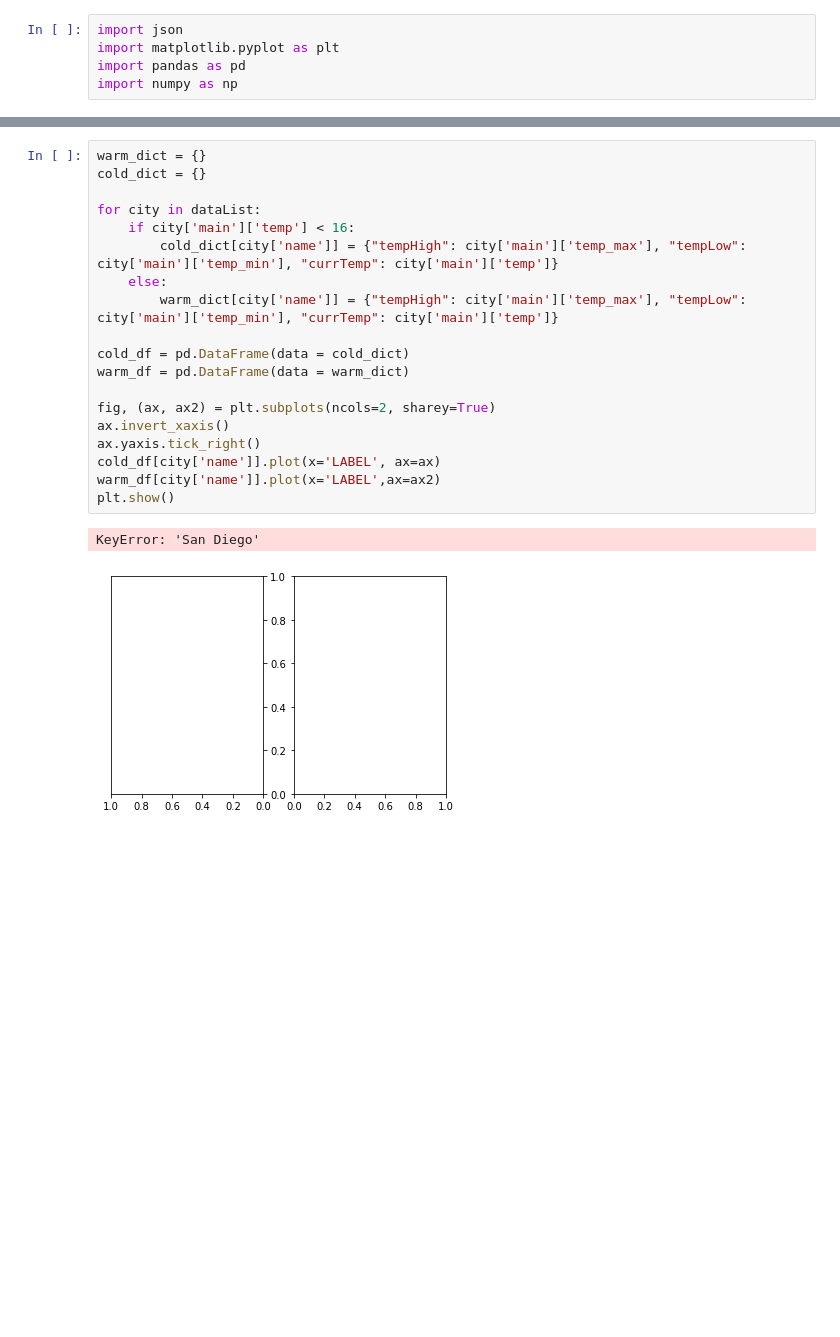
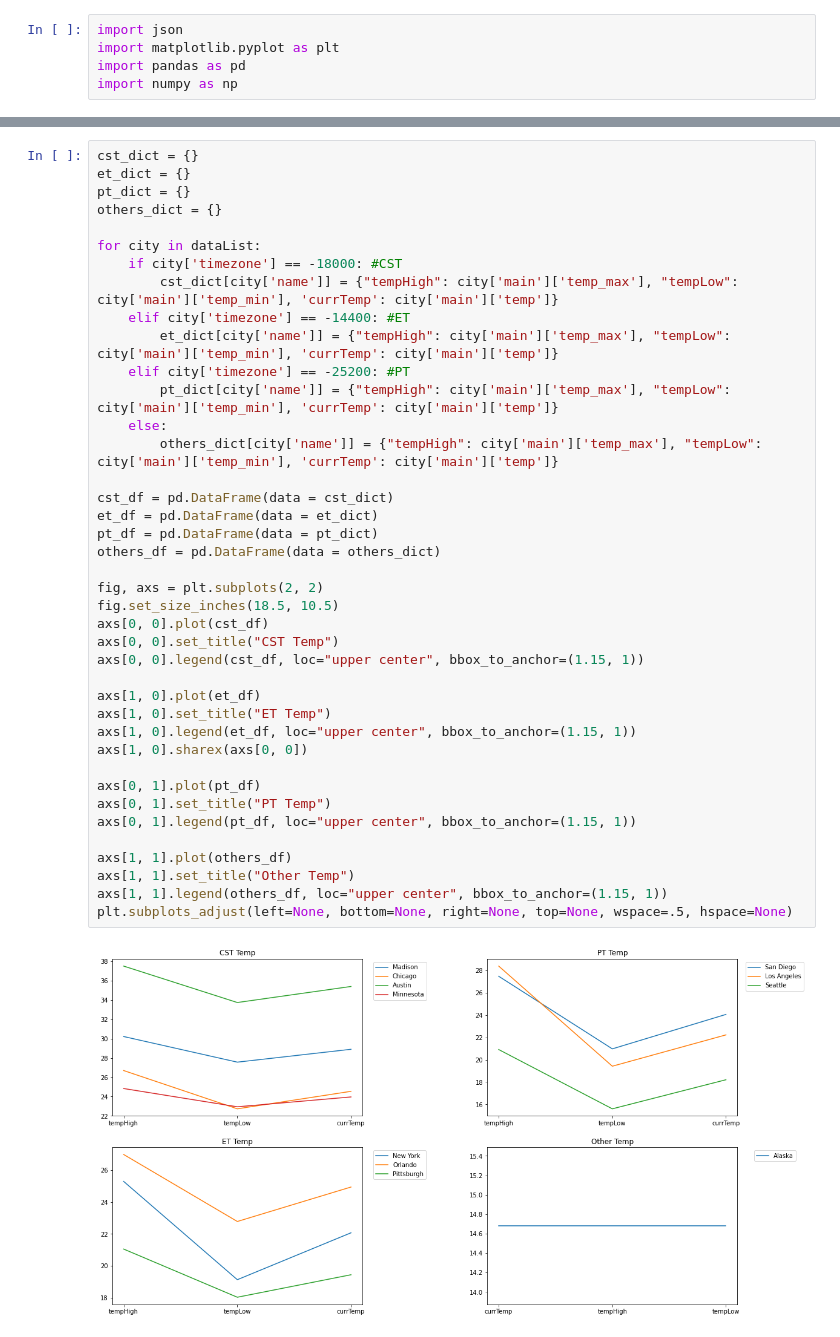
Before and after one commit to jyl6198/weather-app, a Jupyter notebook: data.ipynb, the cells around one changed output, grey strips where cells are left out. Saved outputs shown, nothing was run; the diff lists cells and outputs as text; blank space fills up the shorter version.

```diff
--- a/data.ipynb
+++ b/data.ipynb
@@ -22,22 +23,42 @@ graph
-# %%
-warm_dict = {}
-cold_dict = {}
-
-for city in dataList:
-    if city['main']['temp'] < 16:
-        cold_dict[city['name']] = {"tempHigh": city['main']['temp_max'], "tempLow": city['main']['temp_min'], "currTemp": city['main']['temp']}
-    else:
-        warm_dict[city['name']] = {"tempHigh": city['main']['temp_max'], "tempLow": city['main']['temp_min'], "currTemp": city['main']['temp']}
-
-cold_df = pd.DataFrame(data = cold_dict)
-warm_df = pd.DataFrame(data = warm_dict)
-
-fig, (ax, ax2) = plt.subplots(ncols=2, sharey=True)
-ax.invert_xaxis()
-ax.yaxis.tick_right()
-cold_df[city['name']].plot(x='LABEL', ax=ax)
-warm_df[city['name']].plot(x='LABEL',ax=ax2)
-plt.show()
-# %% [output]
-KeyError: 'San Diego'
-[figure, removed]
+# %%
+cst_dict = {}
+et_dict = {}
+pt_dict = {}
+others_dict = {}
+
+for city in dataList:
+    if city['timezone'] == -18000: #CST
+        cst_dict[city['name']] = {"tempHigh": city['main']['temp_max'], "tempLow": city['main']['temp_min'], 'currTemp': city['main']['temp']}
+    elif city['timezone'] == -14400: #ET
+        et_dict[city['name']] = {"tempHigh": city['main']['temp_max'], "tempLow": city['main']['temp_min'], 'currTemp': city['main']['temp']}
+    elif city['timezone'] == -25200: #PT
+        pt_dict[city['name']] = {"tempHigh": city['main']['temp_max'], "tempLow": city['main']['temp_min'], 'currTemp': city['main']['temp']}
+    else:
+        others_dict[city['name']] = {"tempHigh": city['main']['temp_max'], "tempLow": city['main']['temp_min'], 'currTemp': city['main']['temp']}
+
+cst_df = pd.DataFrame(data = cst_dict)
+et_df = pd.DataFrame(data = et_dict)
+pt_df = pd.DataFrame(data = pt_dict)
+others_df = pd.DataFrame(data = others_dict)
+
+fig, axs = plt.subplots(2, 2)
+fig.set_size_inches(18.5, 10.5)
+axs[0, 0].plot(cst_df)
+axs[0, 0].set_title("CST Temp")
+axs[0, 0].legend(cst_df, loc="upper center", bbox_to_anchor=(1.15, 1))
+
+axs[1, 0].plot(et_df)
+axs[1, 0].set_title("ET Temp")
+axs[1, 0].legend(et_df, loc="upper center", bbox_to_anchor=(1.15, 1))
+axs[1, 0].sharex(axs[0, 0])
+
+axs[0, 1].plot(pt_df)
+axs[0, 1].set_title("PT Temp")
+axs[0, 1].legend(pt_df, loc="upper center", bbox_to_anchor=(1.15, 1))
+
+axs[1, 1].plot(others_df)
+axs[1, 1].set_title("Other Temp")
+axs[1, 1].legend(others_df, loc="upper center", bbox_to_anchor=(1.15, 1))
+plt.subplots_adjust(left=None, bottom=None, right=None, top=None, wspace=.5, hspace=None)
+# %% [output]
+[figure, added]
```
Also changed, not shown: parts of 1 cell of this notebook, 2 other files.
